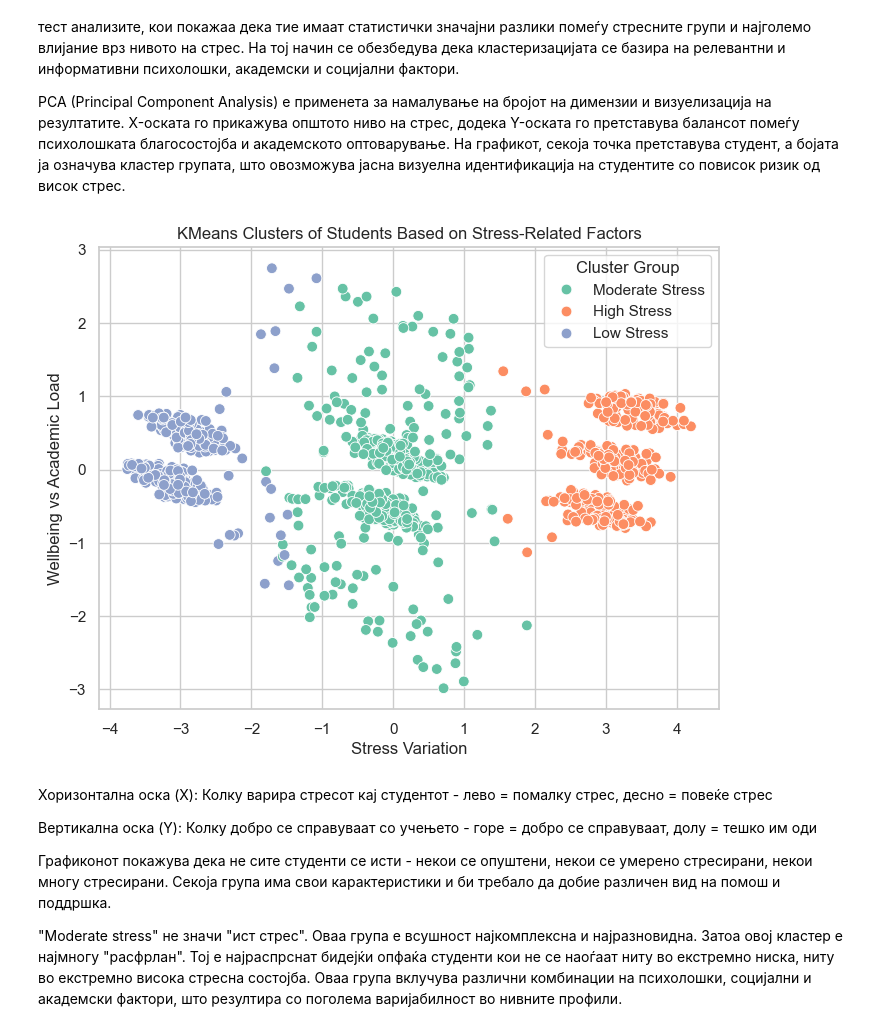
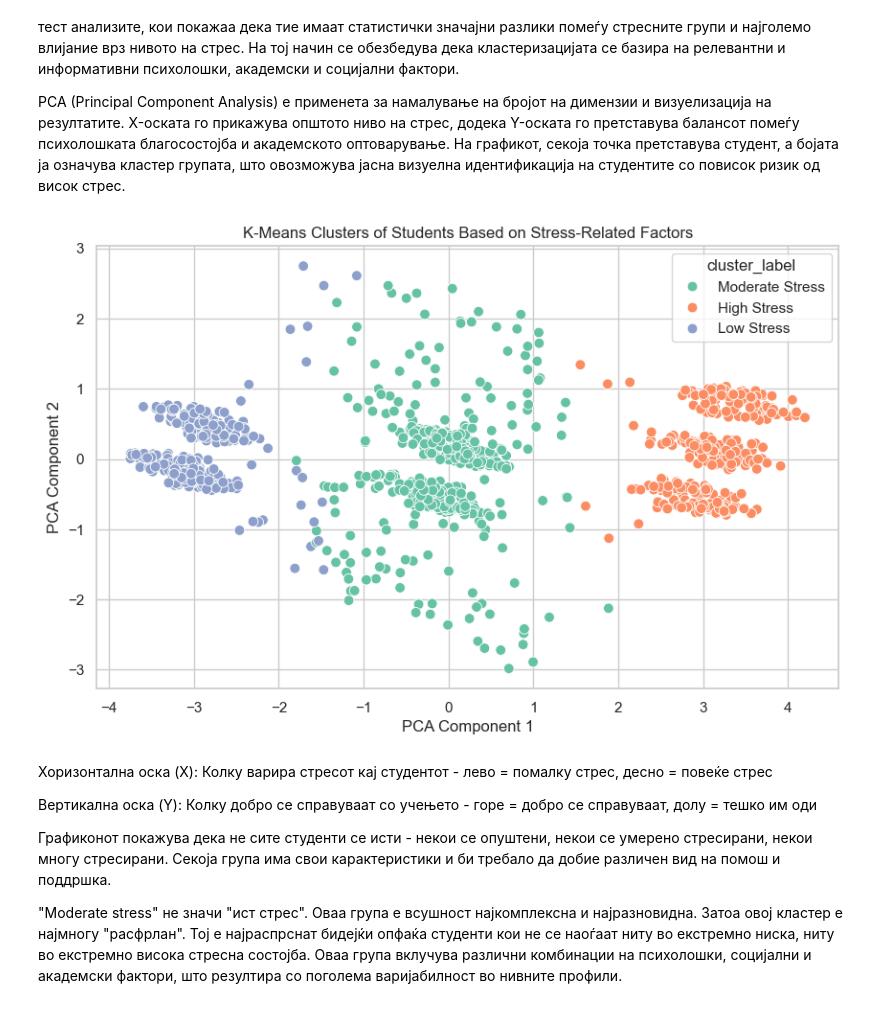
Before and after one commit to stojanovs/student_stress_monitoring, a Jupyter notebook: Student_Stress_Analysis.ipynb, the cells around one changed output. Cells and saved outputs as stored; diff of their text form; code cells hidden in the pictures.

```diff
--- a/Student_Stress_Analysis.ipynb
+++ b/Student_Stress_Analysis.ipynb
@@ -493,49 +495,45 @@ PCA (Principal Component Analysis) е применета за намалувањ
 # %%
 features = [
     'anxiety_level', 'depression', 'peer_pressure', 'sleep_quality',
     'academic_performance', 'future_career_concerns',
     'bullying', 'study_load'
 ]
 
 X = df_1[features]
-
 scaler = StandardScaler()
 X_scaled = scaler.fit_transform(X)
 
 kmeans = KMeans(n_clusters=3, random_state=42)
-labels = kmeans.fit_predict(X_scaled)
-df_1['cluster'] = labels
+df_1['cluster'] = kmeans.fit_predict(X_scaled)
 
 pca = PCA(n_components=2)
 pca_coords = pca.fit_transform(X_scaled)
-
 df_1['PCA1'] = pca_coords[:, 0]
 df_1['PCA2'] = pca_coords[:, 1]
 
-cluster_names = {
-    0: "Moderate Stress",
-    1: "High Stress",
-    2: "Low Stress"
+avg_stress = df_1.groupby('cluster')['stress_level'].mean().sort_values()
+cluster_mapping = {
+    avg_stress.index[0]: "Low Stress",
+    avg_stress.index[1]: "Moderate Stress",
+    avg_stress.index[2]: "High Stress"
 }
+df_1['cluster_label'] = df_1['cluster'].map(cluster_mapping)
 
-df_1['cluster_label'] = df_1['cluster'].map(cluster_names)
-
-plt.figure(figsize=(8, 6))
+plt.figure(figsize=(10, 6))
 sns.scatterplot(
     x='PCA1',
     y='PCA2',
     hue='cluster_label',
     palette='Set2',
     data=df_1,
     s=60
 )
-plt.title("KMeans Clusters of Students Based on Stress-Related Factors")
-plt.xlabel("Stress Variation")
-plt.ylabel("Wellbeing vs Academic Load")
-plt.legend(title="Cluster Group")
+plt.title("K-Means Clusters of Students Based on Stress-Related Factors")
+plt.xlabel("PCA Component 1")
+plt.ylabel("PCA Component 2")
 plt.show()
 # %% [output]
-[figure, old version]
+[figure, new version]
 # %% [markdown]
 Хоризонтална оска (X): Колку варира стресот кај студентот - лево = помалку стрес, десно = повеќе стрес
 
```
Also changed, not shown: parts of 1 cell of this notebook.
